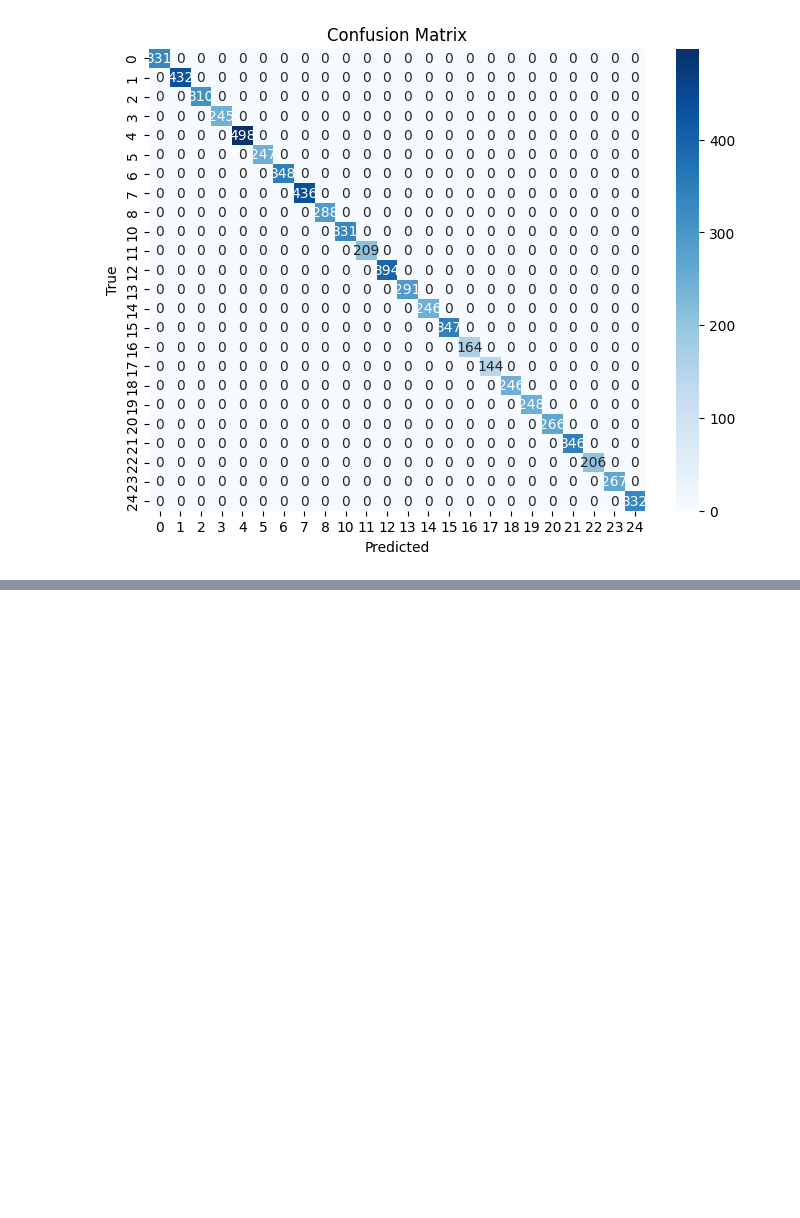
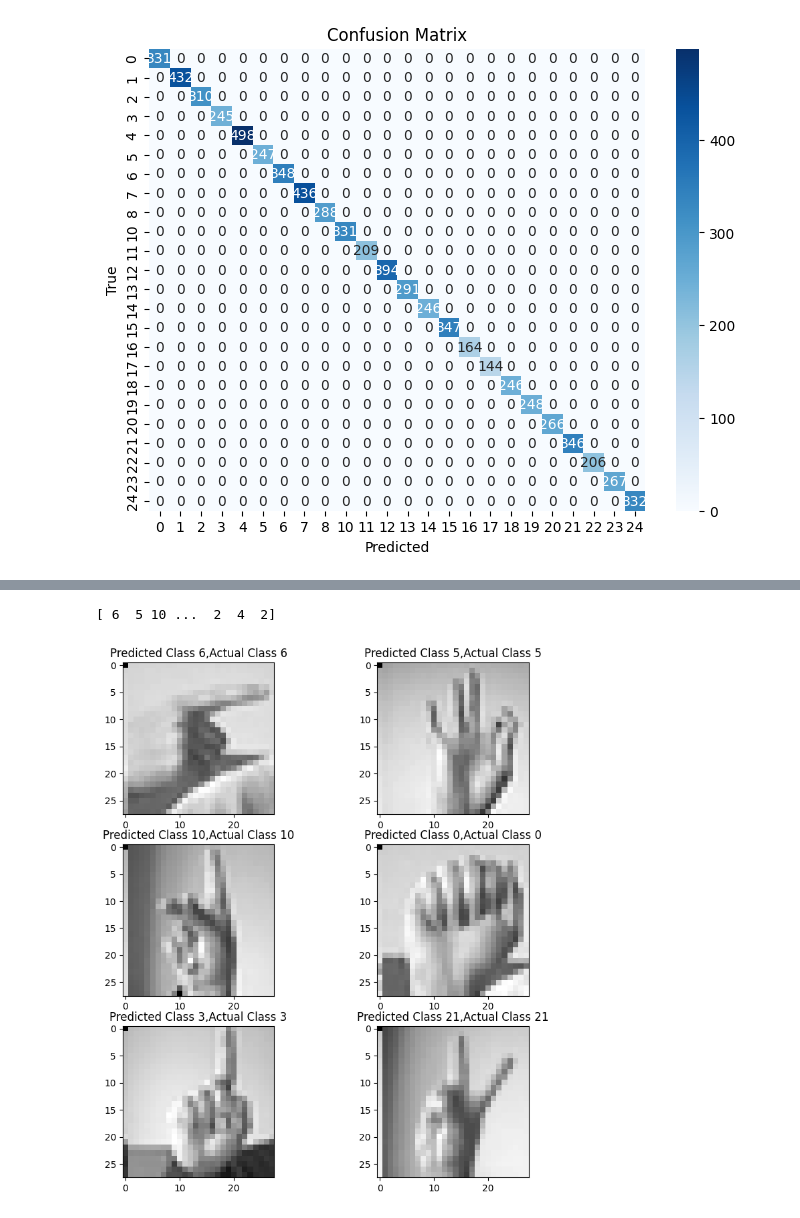
Before and after one commit to damodaramPv/ML_project, a Jupyter notebook: Project_Phase1.ipynb, the cells around one changed output, grey strips where cells are left out. Cells and saved outputs as stored; diff of their text form; code cells hidden in the pictures; blank space fills up the shorter version.

Commit message:
Add test predictions of final model

```diff
--- a/Project_Phase1.ipynb
+++ b/Project_Phase1.ipynb
@@ -879,3 +879,9 @@ Classification Report:
    macro avg       1.00      1.00      1.00      7172
 weighted avg       1.00      1.00      1.00      7172
 [figure]
+# %%
+final_model = load_model("./models/modelFinal.h5")
+# %%
+test_predictions = final_model.predict(x_test)
+test_predictions = np.argmax(test_predictions, axis=1)
+test_predictions
@@ -881,0 +891,20 @@ weighted avg       1.00      1.00      1.00      7172
+# %%
+for i in range(len(test_predictions)):
+    if test_predictions[i] > 8:
+        test_predictions[i]+=1
+print(test_predictions)
+# %% [output]
+[ 6  5 10 ...  2  4  2]
+# %%
+true_labels_test = np.array(test_df['label'])
+correct = np.nonzero(test_predictions == true_labels_test)[0]
+i = 0
+plt.figure(figsize=(9, 10))
+for c in correct[:6]:
+    plt.subplot(3,2,i+1)
+    plt.imshow(x_test[c].reshape(28,28), cmap="gray", interpolation='none')
+    plt.title("Predicted Class {},Actual Class {}".format(test_predictions[c], test_predictions[c]))
+    # plt.tight_layout()
+    i += 1
+# %% [output]
+[figure, added]
```
Also changed, not shown: parts of 1 cell of this notebook.
